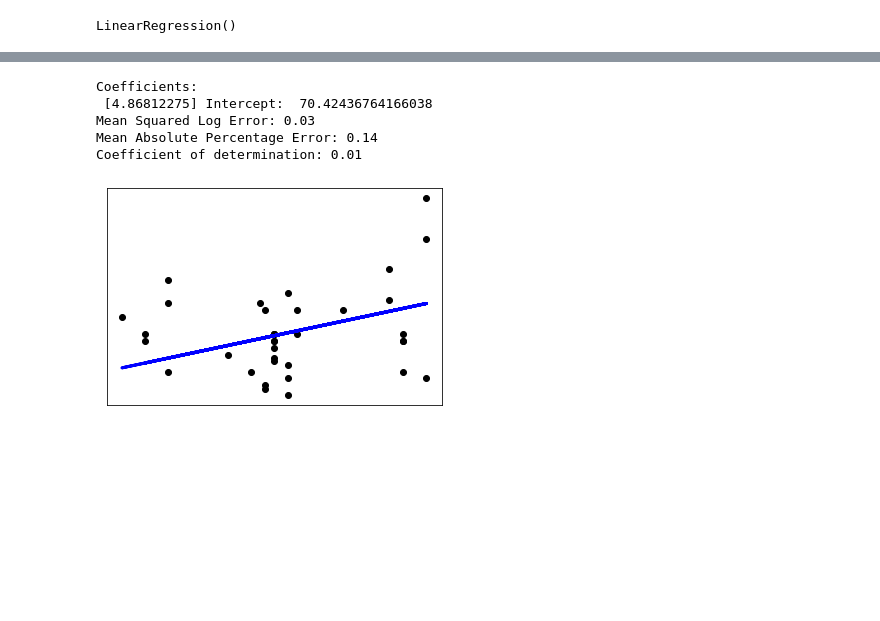
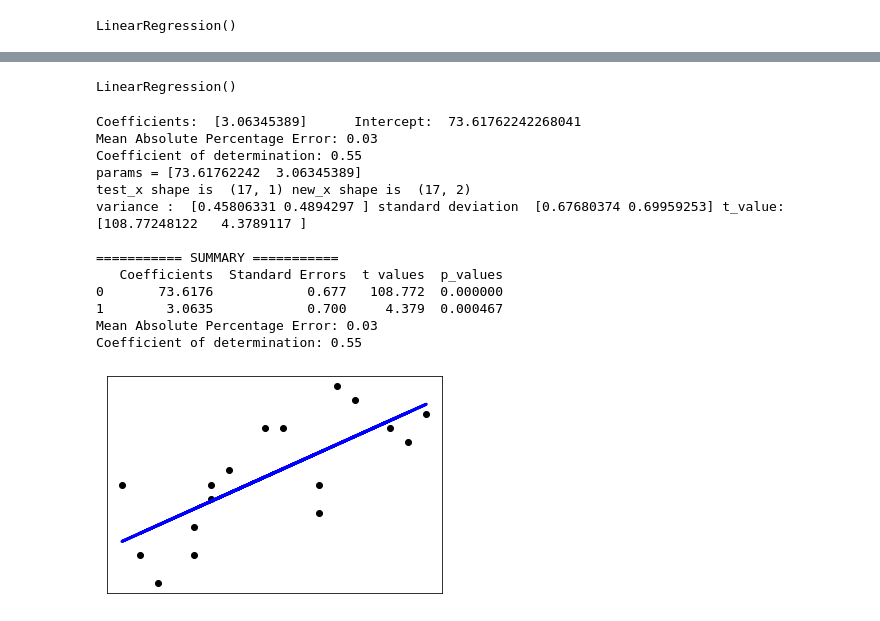
Before and after one commit to jaehyun0220/DL, a Jupyter notebook: Git_Temp_3.ipynb, the cells around one changed output, grey strips where cells are left out. Saved outputs shown, nothing was run; the diff lists cells and outputs as text; code cells hidden in the pictures; blank space fills up the shorter version.

```diff
--- a/Git_Temp_3.ipynb
+++ b/Git_Temp_3.ipynb
@@ -347,36 +256,29 @@ test_y = body_shuffled['weight'][split_point:]
 train_x = train_x.reshape(-1,1)
 test_x = test_x.reshape(-1,1)
 
-
 # Create linear regression object
 regr = linear_model.LinearRegression()
 
 # Train the model using the training sets
 regr.fit(train_x, train_y)
-
-# Make predictions using the testing set
-pred_y = regr.predict(test_x)
-
-# The coefficients
-print('Coefficients: \n', regr.coef_, "Intercept: ", regr.intercept_)
-# The mean squared error
-print('Mean Squared Log Error: %.2f'% mean_squared_log_error(test_y, pred_y))
-print('Mean Absolute Percentage Error: %.2f'% mean_absolute_percentage_error(test_y, pred_y))
-# The coefficient of determination: 1 is perfect prediction
-print('Coefficient of determination: %.2f'% r2_score(test_y, pred_y))
-
-# Plot outputs
-plt.scatter(test_x, test_y,  color='black')
-plt.plot(test_x, pred_y, color='blue', linewidth=3)
-
-plt.xticks(())
-plt.yticks(())
-
-plt.show()
 # %% [output]
-Coefficients:
- [4.86812275] Intercept:  70.42436764166038
-Mean Squared Log Error: 0.03
-Mean Absolute Percentage Error: 0.14
-Coefficient of determination: 0.01
+LinearRegression()
-[figure, removed]
+# %%
+# Train Set에서의 모델링 결과 검증
+train_pred_y = regr_model_summary(regr, train_x, train_y)
+print_plot_result(train_x, train_y, train_pred_y)
+# %% [output]
+Coefficients:  [3.06345389]      Intercept:  73.61762242268041
+Mean Absolute Percentage Error: 0.03
+Coefficient of determination: 0.55
+params = [73.61762242  3.06345389]
+test_x shape is  (17, 1) new_x shape is  (17, 2)
+variance :  [0.45806331 0.4894297 ] standard deviation  [0.67680374 0.69959253] t_value:  [108.77248122   4.3789117 ]
+
+=========== SUMMARY ===========
+   Coefficients  Standard Errors  t values  p_values
+0       73.6176            0.677   108.772  0.000000
+1        3.0635            0.700     4.379  0.000467
+Mean Absolute Percentage Error: 0.03
+Coefficient of determination: 0.55
+[figure, added]
```
Also changed, not shown: parts of 19 cells of this notebook.
